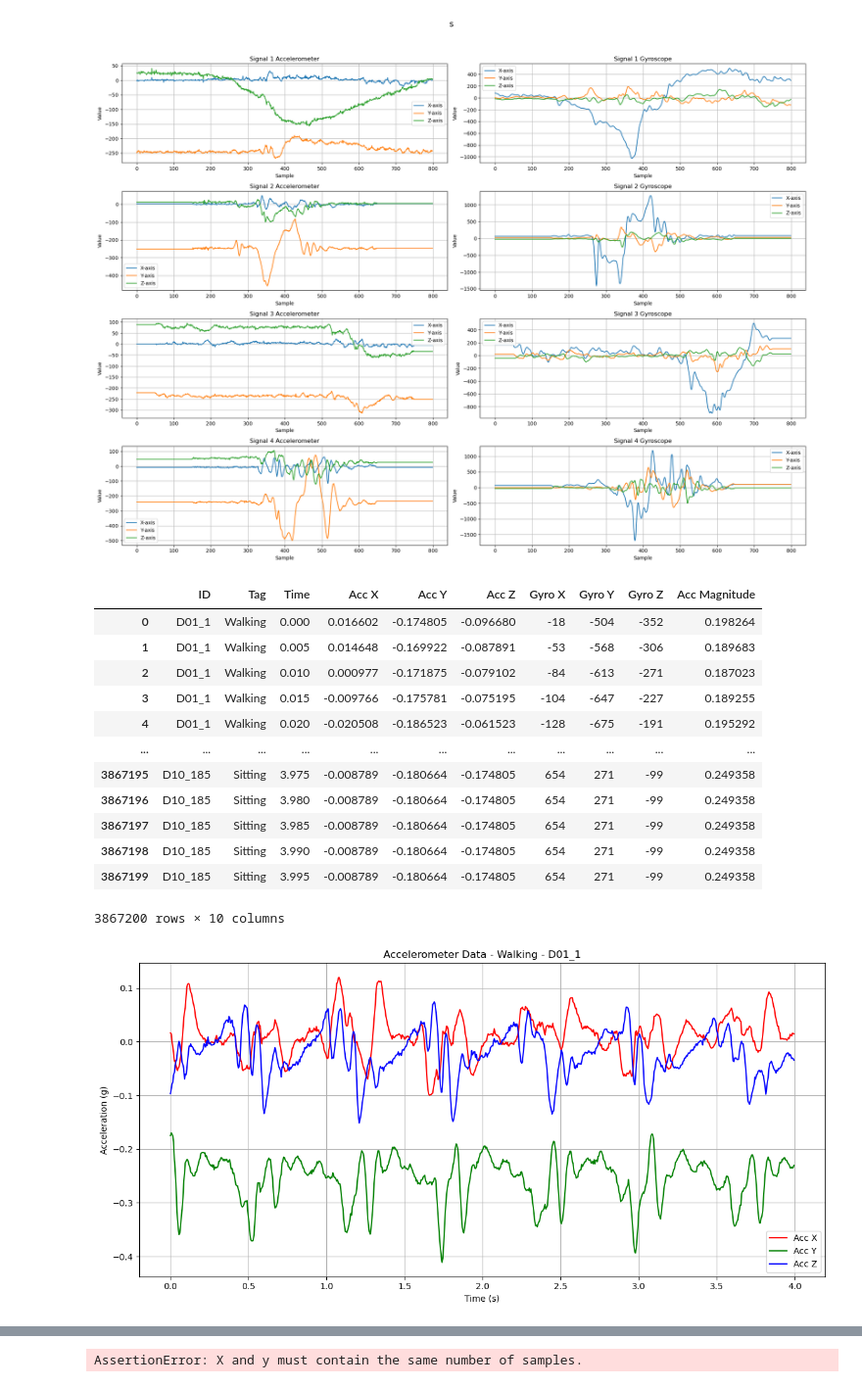
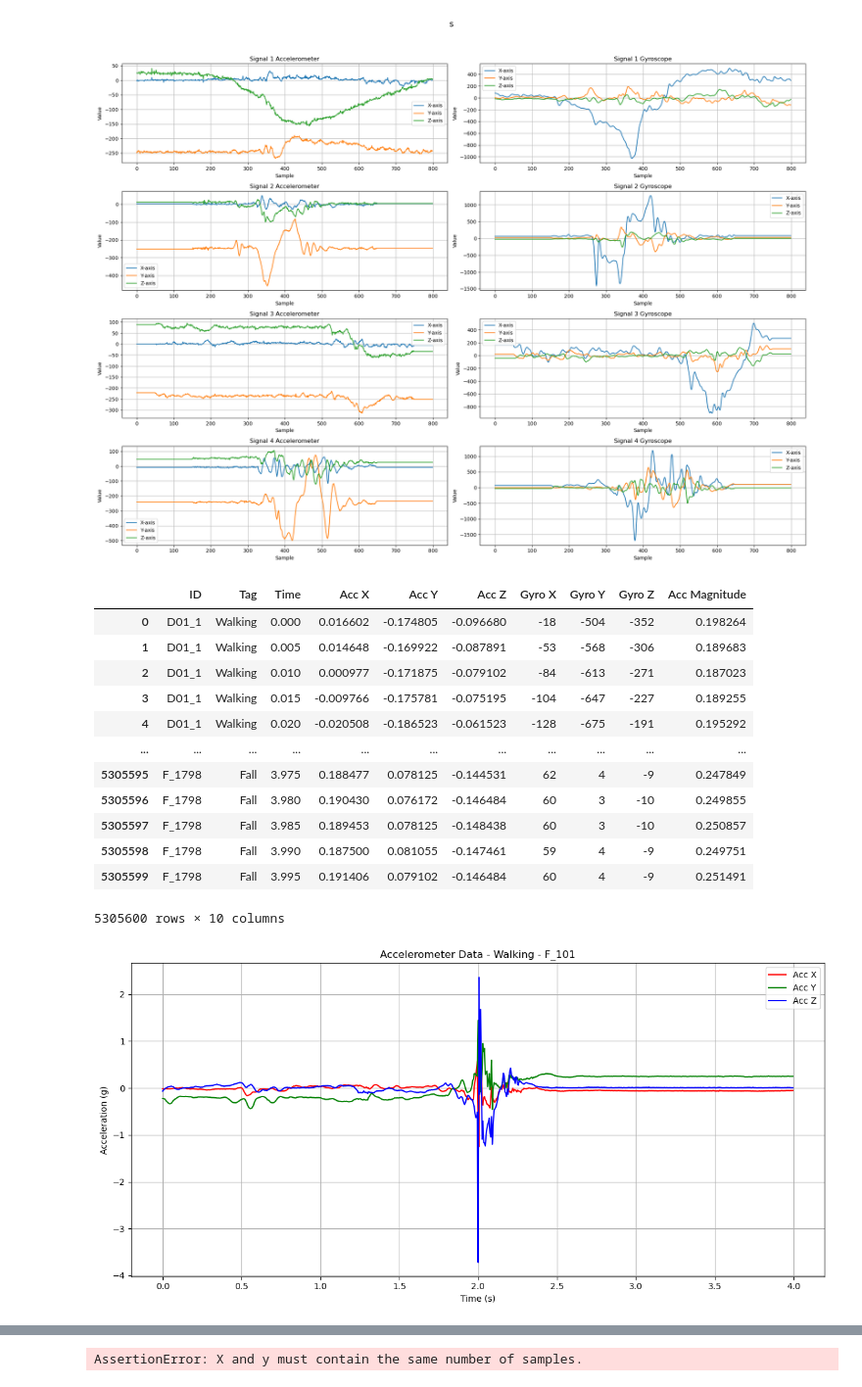
Before and after one commit to AliShrz/earpiece-fall-detection, a Jupyter notebook: SisFall_cleaned.ipynb, the cells around one changed output, grey strips where cells are left out. Shown at 98% size. Drawn from its saved outputs; the diff is of its cells as text; code cells hidden in the pictures.

Commit message:
add fall data to dataframe, test decision tree and random forest models

```diff
--- a/SisFall_cleaned.ipynb
+++ b/SisFall_cleaned.ipynb
@@ -78,11 +79,12 @@ import functions as fn
 # %%
 # Path to zip file
-# zip_file_path = '/Volumes/Windows SD/Master SSE/Semester 2/Fall Detection/DataSet.zip'
+zip_file_path = '/Volumes/Windows SD/Master SSE/Semester 2/Fall Detection/DataSet.zip'
 
-zip_file_path = "DataSet/SisFall_dataset.zip"
+# zip_file_path = "DataSet/SisFall_dataset.zip"
 
 # Base path to the dataset folder structure *inside* the zip file
-base_path = 'SisFall_dataset'
+# base_path = 'SisFall_dataset'
+base_path = 'DataSet/SisFall_dataset'
 
 # Create list of folder names (SA01 to SA23 and SE01 to SE15)
 subject_ids = [f'SA{str(i).zfill(2)}' for i in range(1, 24)] + [f'SE{str(i).zfill(2)}' for i in range(1, 16)]
@@ -126,6 +128,7 @@ activity_mapping = {
     "D17": "Standing, get into a car, remain seated and get out of the car",
     "D18": "Stumble while walking",
     "D19": "Gently jump without falling (trying to reach a high object)",
+    "F"  : "Fall",
     "F01": "Fall forward while walking caused by a slip",
     "F02": "Fall backward while walking caused by a slip",
     "F03": "Lateral fall while walking caused by a slip",
@@ -181,6 +184,8 @@ d18_data = [data for i, data in enumerate(all_data) if activity_code_list[i] ==
 d18_file_names = [file_name_list[i] for i in range(len(file_name_list)) if activity_code_list[i] == 'D18']
 d19_data = [data for i, data in enumerate(all_data) if activity_code_list[i] == 'D19']
 d19_file_names = [file_name_list[i] for i in range(len(file_name_list)) if activity_code_list[i] == 'D19']
+fall_data = [data for i, data in enumerate(all_data) if activity_code_list[i].startswith('F')]
+fall_file_names = [file_name_list[i] for i in range(len(file_name_list)) if activity_code_list[i].startswith('F')]
 # %% [output]
 Progress: 4505/4505 files processed
 Total files processed: 4505 ✅
@@ -198,9 +203,14 @@ Unique labels and their counts:
 ADL: 2707
 Fall: 1798
 # %%
+
 # print("--------------------------------------")
 print("start processing signals")
 
+print("---------------- Fall Data ----------------")
+new_fall = fn.keep_from_peak(fall_data, 400)
+print("--------------------------------------")
+print("-------- D01, D02, D03, D04 --------")
 new_01, d01_file_names, d01_activity_code_list = fn.split_and_add(d01_data, 800, d01_file_names)
 new_02, d02_file_names, d02_activity_code_list = fn.split_and_add(d02_data, 800, d02_file_names)
 new_03, d03_file_names, d03_activity_code_list = fn.split_and_add(d03_data, 800, d03_file_names)
@@ -352,8 +362,8 @@ fn.plot_signals(list, "s", "both")
 # %% [output]
 [figure]
 # %%
-import numpy as np
-import pandas as pd
+# import numpy as np
+# import pandas as pd
 
 def get_g(arr):
     # Convert raw accelerometer values to g
@@ -379,6 +389,8 @@ activity_mapper = {
     "D08": {"label": "Sitting", "data": new_08_1},
     "D09": {"label": "Sitting", "data": new_09_1},
     "D10": {"label": "Sitting", "data": new_10_1},
+    "F"  : {"label": "Fall",    "data": new_fall},
+
 }
 
 all_dfs = []
@@ -427,40 +439,43 @@ final_df
 | 3 | D01_1 | Walking | 0.015 | -0.009766 | -0.175781 | -0.075195 | -104 | -647 | -227 | 0.189255 |
 | 4 | D01_1 | Walking | 0.020 | -0.020508 | -0.186523 | -0.061523 | -128 | -675 | -191 | 0.195292 |
 | ... | ... | ... | ... | ... | ... | ... | ... | ... | ... | ... |
-| 3867195 | D10_185 | Sitting | 3.975 | -0.008789 | -0.180664 | -0.174805 | 654 | 271 | -99 | 0.249358 |
-| 3867196 | D10_185 | Sitting | 3.980 | -0.008789 | -0.180664 | -0.174805 | 654 | 271 | -99 | 0.249358 |
-| 3867197 | D10_185 | Sitting | 3.985 | -0.008789 | -0.180664 | -0.174805 | 654 | 271 | -99 | 0.249358 |
-| 3867198 | D10_185 | Sitting | 3.990 | -0.008789 | -0.180664 | -0.174805 | 654 | 271 | -99 | 0.249358 |
-| 3867199 | D10_185 | Sitting | 3.995 | -0.008789 | -0.180664 | -0.174805 | 654 | 271 | -99 | 0.249358 |
+| 5305595 | F_1798 | Fall | 3.975 | 0.188477 | 0.078125 | -0.144531 | 62 | 4 | -9 | 0.247849 |
+| 5305596 | F_1798 | Fall | 3.980 | 0.190430 | 0.076172 | -0.146484 | 60 | 3 | -10 | 0.249855 |
+| 5305597 | F_1798 | Fall | 3.985 | 0.189453 | 0.078125 | -0.148438 | 60 | 3 | -10 | 0.250857 |
+| 5305598 | F_1798 | Fall | 3.990 | 0.187500 | 0.081055 | -0.147461 | 59 | 4 | -9 | 0.249751 |
+| 5305599 | F_1798 | Fall | 3.995 | 0.191406 | 0.079102 | -0.146484 | 60 | 4 | -9 | 0.251491 |
-3867200 rows × 10 columns
+5305600 rows × 10 columns
 # %%
 # import matplotlib.pyplot as plt
 
 # Filter walking data
-walking_df = final_df[final_df['Tag'] == 'Walking']
+# walking_df = final_df[final_df['Tag'] == 'Walking']
+fall_df = final_df[final_df['Tag'] == 'Fall']
 
 # Get one walking sample (e.g., "D01_1")
-sample_id = walking_df['ID'].unique()[0]
-sample_df = walking_df[walking_df['ID'] == sample_id].copy()
+# sample_id = walking_df['ID'].unique()[0]
+# sample_df = walking_df[walking_df['ID'] == sample_id].copy()
+sample_id = fall_df['ID'].unique()[100]
+sample_df = fall_df[fall_df['ID'] == sample_id].copy()
 
 # Create time vector (assuming 200 Hz)
 sample_df['Time'] = np.arange(len(sample_df)) / 200
 
 # Plot Acc X, Y, Z
 plt.figure(figsize=(12, 6))
 plt.plot(sample_df['Time'], sample_df['Acc X'], label='Acc X', color='r')
 plt.plot(sample_df['Time'], sample_df['Acc Y'], label='Acc Y', color='g')
 plt.plot(sample_df['Time'], sample_df['Acc Z'], label='Acc Z', color='b')
 
 plt.xlabel('Time (s)')
 plt.ylabel('Acceleration (g)')
 plt.title(f'Accelerometer Data - Walking - {sample_id}')
 plt.legend()
 plt.grid(True)
 plt.tight_layout()
 plt.show()
 # %% [output]
-[figure, old version]
+[figure, new version]
 # %%
 final_df
 # %% [output]
```
Also changed, not shown: parts of 7 cells of this notebook.
